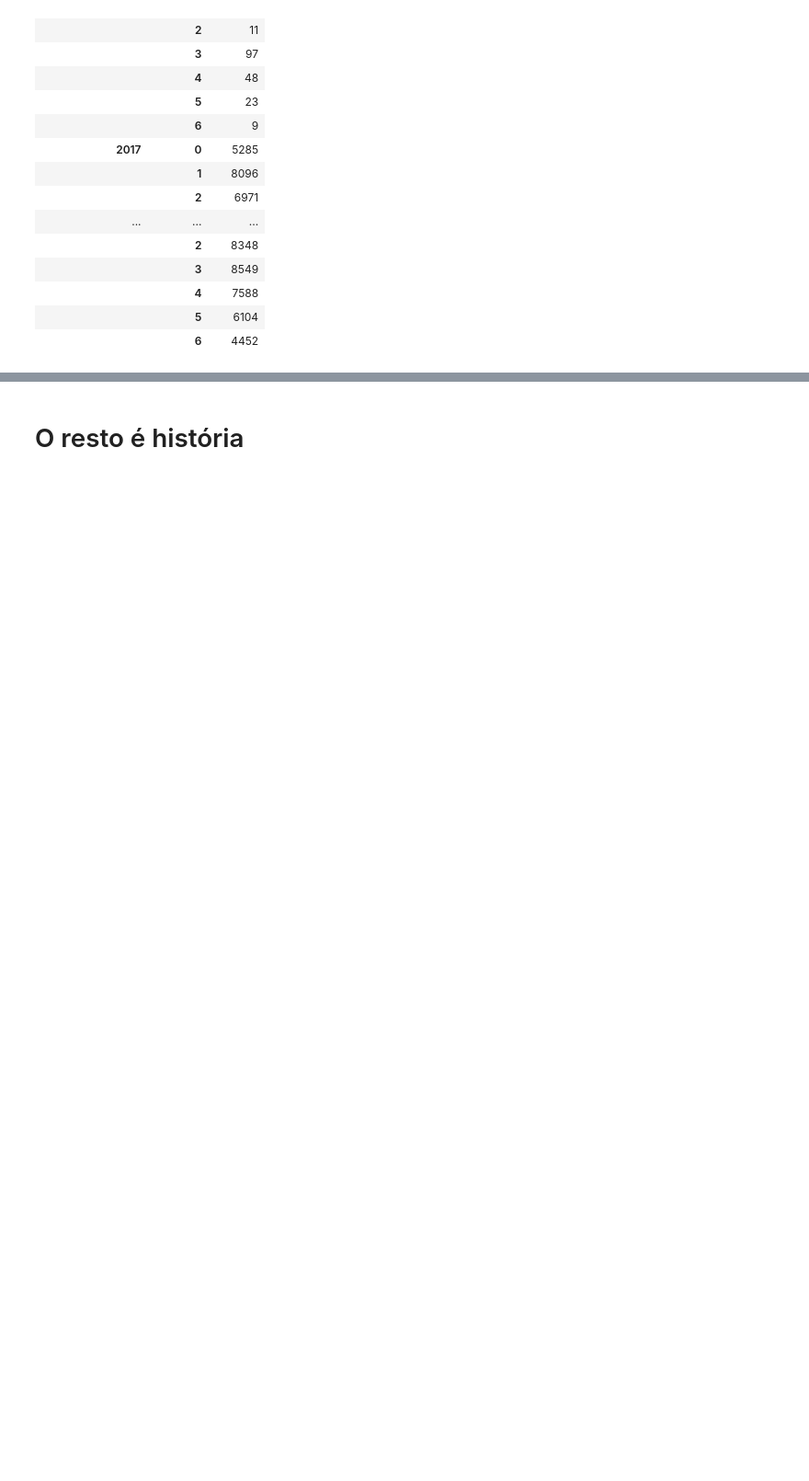
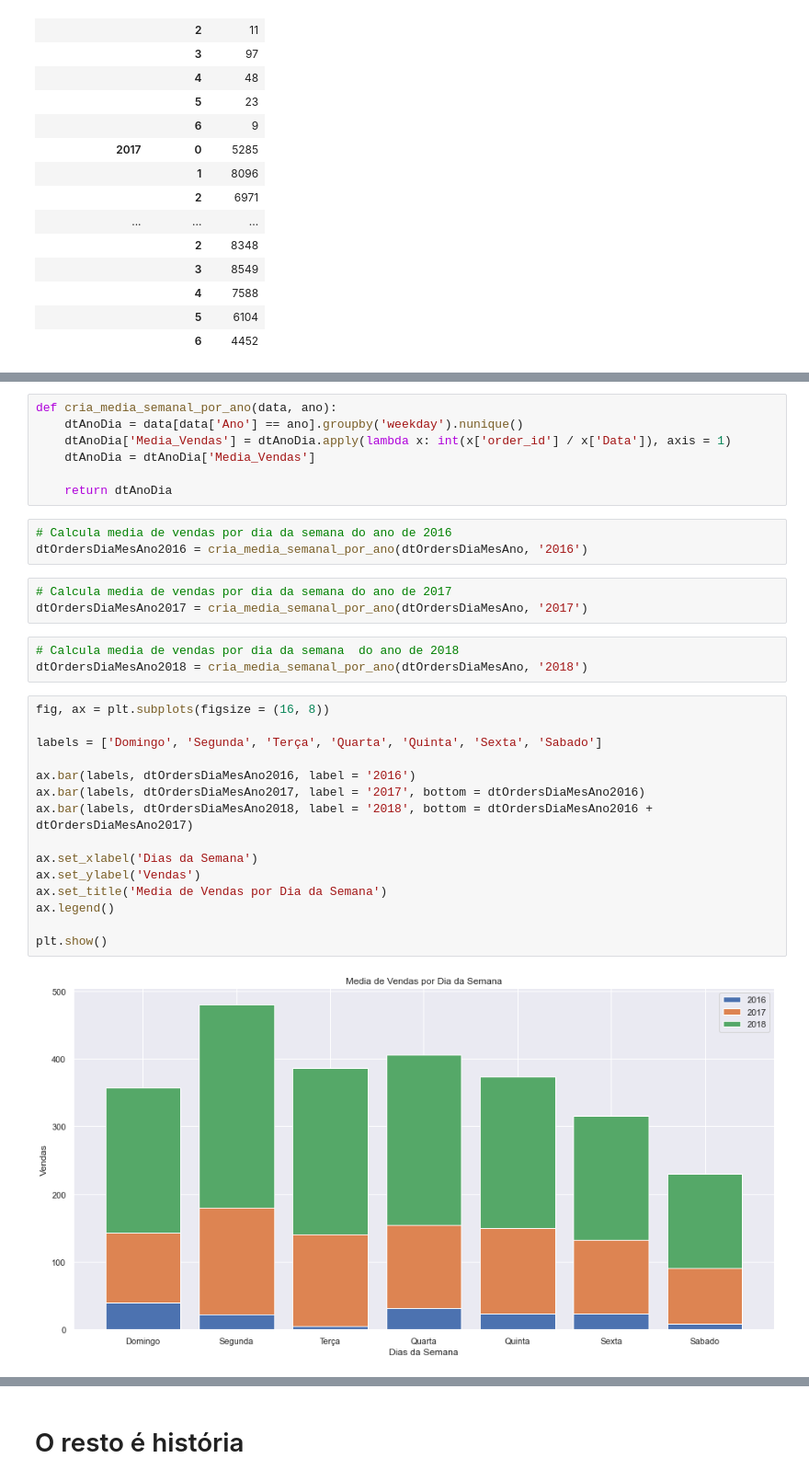
Before and after one commit to Herikc2/Brazilian-E-Commerce-Olist, a Jupyter notebook: docs/main.ipynb, the cells around one changed output, grey strips where cells are left out. Shown at 92% size. Cells and saved outputs as stored; diff of their text form; blank space fills up the shorter version.

```diff
--- a/docs/main.ipynb
+++ b/docs/main.ipynb
@@ -329,0 +353,33 @@ plt.show()
+# %%
+def cria_media_semanal_por_ano(data, ano):
+    dtAnoDia = data[data['Ano'] == ano].groupby('weekday').nunique()
+    dtAnoDia['Media_Vendas'] = dtAnoDia.apply(lambda x: int(x['order_id'] / x['Data']), axis = 1)
+    dtAnoDia = dtAnoDia['Media_Vendas']
+
+    return dtAnoDia
+# %%
+# Calcula media de vendas por dia da semana do ano de 2016
+dtOrdersDiaMesAno2016 = cria_media_semanal_por_ano(dtOrdersDiaMesAno, '2016')
+# %%
+# Calcula media de vendas por dia da semana do ano de 2017
+dtOrdersDiaMesAno2017 = cria_media_semanal_por_ano(dtOrdersDiaMesAno, '2017')
+# %%
+# Calcula media de vendas por dia da semana  do ano de 2018
+dtOrdersDiaMesAno2018 = cria_media_semanal_por_ano(dtOrdersDiaMesAno, '2018')
+# %%
+fig, ax = plt.subplots(figsize = (16, 8))
+
+labels = ['Domingo', 'Segunda', 'Terça', 'Quarta', 'Quinta', 'Sexta', 'Sabado']
+
+ax.bar(labels, dtOrdersDiaMesAno2016, label = '2016')
+ax.bar(labels, dtOrdersDiaMesAno2017, label = '2017', bottom = dtOrdersDiaMesAno2016)
+ax.bar(labels, dtOrdersDiaMesAno2018, label = '2018', bottom = dtOrdersDiaMesAno2016 + dtOrdersDiaMesAno2017)
+
+ax.set_xlabel('Dias da Semana')
+ax.set_ylabel('Vendas')
+ax.set_title('Media de Vendas por Dia da Semana')
+ax.legend()
+
+plt.show()
+# %% [output]
+[figure, added]
```
Also changed, not shown: parts of 13 cells of this notebook.
